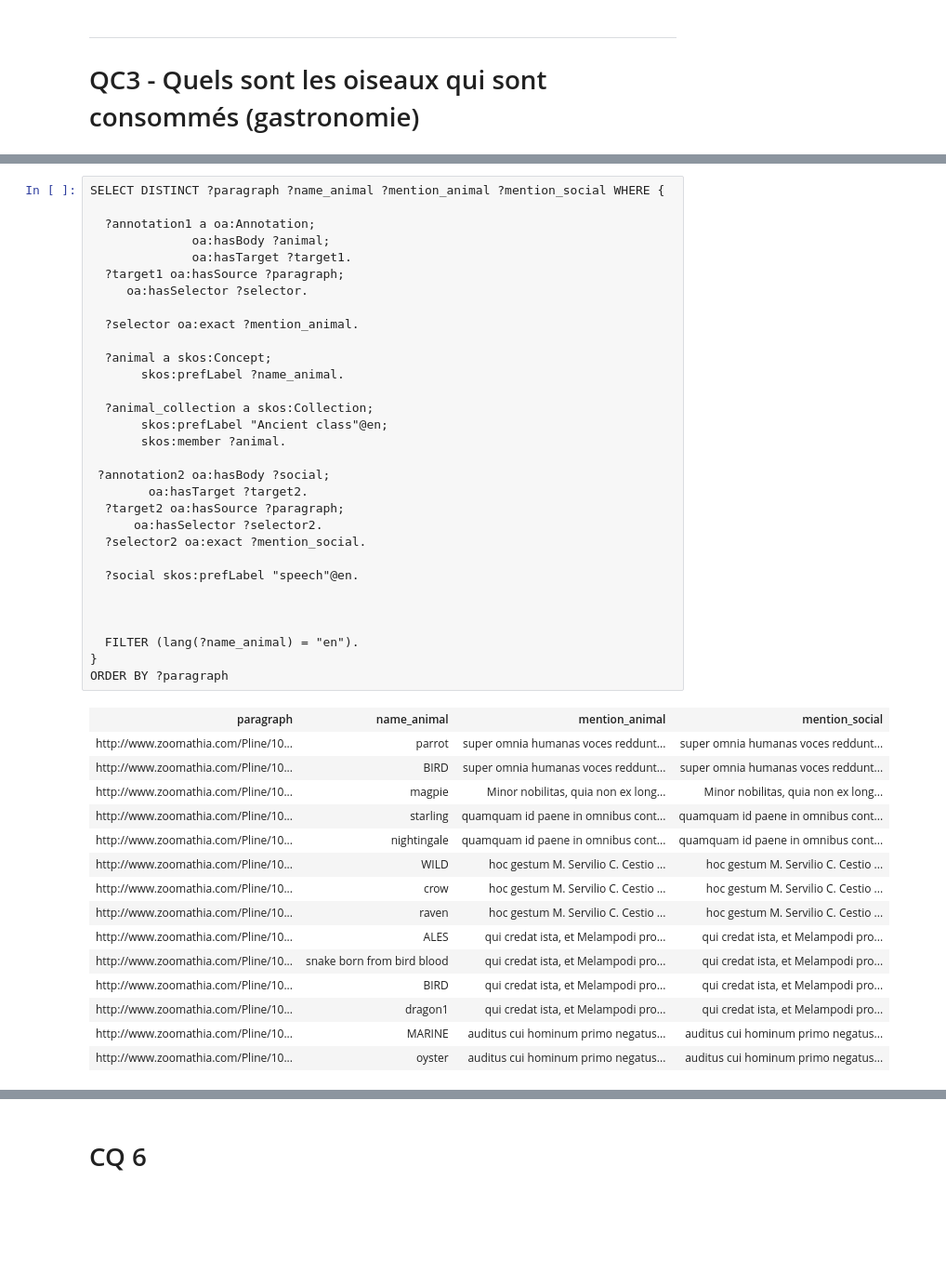
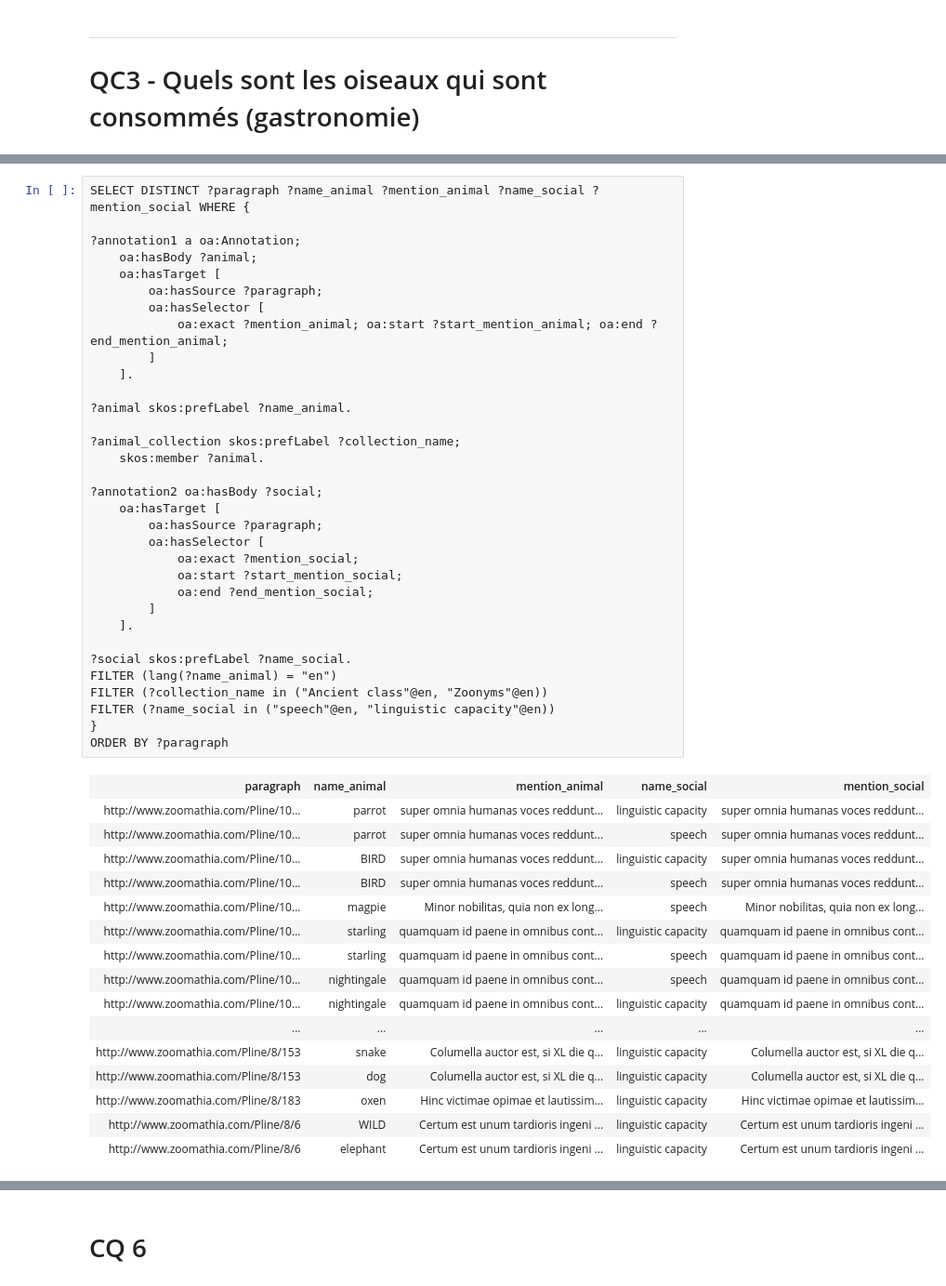
Before and after one commit to Sensaku/CEPAM-CNRS-Zoomathia, a Jupyter notebook: Projet_Zoomathia/QC/Pline-KG_Queries.ipynb, the cells around one changed output, grey strips where cells are left out. Shown at 93% size. Saved outputs shown, nothing was run; the diff lists cells and outputs as text; blank space fills up the shorter version.

```diff
--- a/Projet_Zoomathia/QC/Pline-KG_Queries.ipynb
+++ b/Projet_Zoomathia/QC/Pline-KG_Queries.ipynb
@@ -357,47 +378,50 @@ This SPARQL query allow to identify in the text the communication mode (language
 # %%
-SELECT DISTINCT ?paragraph ?name_animal ?mention_animal ?mention_social WHERE {
+SELECT DISTINCT ?paragraph ?name_animal ?mention_animal ?name_social ?mention_social WHERE {
 
-  ?annotation1 a oa:Annotation;
-              oa:hasBody ?animal;
-              oa:hasTarget ?target1.
-  ?target1 oa:hasSource ?paragraph;
-     oa:hasSelector ?selector.
+?annotation1 a oa:Annotation;
+    oa:hasBody ?animal;
+    oa:hasTarget [
+        oa:hasSource ?paragraph;
+        oa:hasSelector [
+            oa:exact ?mention_animal; oa:start ?start_mention_animal; oa:end ?end_mention_animal;
+        ]
+    ].
 
-  ?selector oa:exact ?mention_animal.
+?animal skos:prefLabel ?name_animal.
 
-  ?animal a skos:Concept;
-       skos:prefLabel ?name_animal.
+?animal_collection skos:prefLabel ?collection_name;
+    skos:member ?animal.
 
-  ?animal_collection a skos:Collection;
-       skos:prefLabel "Ancient class"@en;
-       skos:member ?animal.
+?annotation2 oa:hasBody ?social;
+    oa:hasTarget [
+        oa:hasSource ?paragraph;
+        oa:hasSelector [
+            oa:exact ?mention_social;
+            oa:start ?start_mention_social;
+            oa:end ?end_mention_social;
+        ]
+    ].
 
- ?annotation2 oa:hasBody ?social;
-        oa:hasTarget ?target2.
-  ?target2 oa:hasSource ?paragraph;
-      oa:hasSelector ?selector2.
-  ?selector2 oa:exact ?mention_social.
-
-  ?social skos:prefLabel "speech"@en.
-
-
-
-  FILTER (lang(?name_animal) = "en").
+?social skos:prefLabel ?name_social.
+FILTER (lang(?name_animal) = "en")
+FILTER (?collection_name in ("Ancient class"@en, "Zoonyms"@en))
+FILTER (?name_social in ("speech"@en, "linguistic capacity"@en))
 }
 ORDER BY ?paragraph
 # %% [output]
-| paragraph | name_animal | mention_animal | mention_social |
-| http://www.zoomathia.com/Pline/10... | parrot | super omnia humanas voces reddunt... | super omnia humanas voces reddunt... |
-| http://www.zoomathia.com/Pline/10... | BIRD | super omnia humanas voces reddunt... | super omnia humanas voces reddunt... |
-| http://www.zoomathia.com/Pline/10... | magpie | Minor nobilitas, quia non ex long... | Minor nobilitas, quia non ex long... |
-| http://www.zoomathia.com/Pline/10... | starling | quamquam id paene in omnibus cont... | quamquam id paene in omnibus cont... |
-| http://www.zoomathia.com/Pline/10... | nightingale | quamquam id paene in omnibus cont... | quamquam id paene in omnibus cont... |
-| http://www.zoomathia.com/Pline/10... | WILD | hoc gestum M. Servilio C. Cestio ... | hoc gestum M. Servilio C. Cestio ... |
-| http://www.zoomathia.com/Pline/10... | crow | hoc gestum M. Servilio C. Cestio ... | hoc gestum M. Servilio C. Cestio ... |
-| http://www.zoomathia.com/Pline/10... | raven | hoc gestum M. Servilio C. Cestio ... | hoc gestum M. Servilio C. Cestio ... |
-| http://www.zoomathia.com/Pline/10... | ALES | qui credat ista, et Melampodi pro... | qui credat ista, et Melampodi pro... |
-| http://www.zoomathia.com/Pline/10... | snake born from bird blood | qui credat ista, et Melampodi pro... | qui credat ista, et Melampodi pro... |
-| http://www.zoomathia.com/Pline/10... | BIRD | qui credat ista, et Melampodi pro... | qui credat ista, et Melampodi pro... |
-| http://www.zoomathia.com/Pline/10... | dragon1 | qui credat ista, et Melampodi pro... | qui credat ista, et Melampodi pro... |
-| http://www.zoomathia.com/Pline/10... | MARINE | auditus cui hominum primo negatus... | auditus cui hominum primo negatus... |
-| http://www.zoomathia.com/Pline/10... | oyster | auditus cui hominum primo negatus... | auditus cui hominum primo negatus... |
+| paragraph | name_animal | mention_animal | name_social | mention_social |
+| http://www.zoomathia.com/Pline/10... | parrot | super omnia humanas voces reddunt... | linguistic capacity | super omnia humanas voces reddunt... |
+| http://www.zoomathia.com/Pline/10... | parrot | super omnia humanas voces reddunt... | speech | super omnia humanas voces reddunt... |
+| http://www.zoomathia.com/Pline/10... | BIRD | super omnia humanas voces reddunt... | linguistic capacity | super omnia humanas voces reddunt... |
+| http://www.zoomathia.com/Pline/10... | BIRD | super omnia humanas voces reddunt... | speech | super omnia humanas voces reddunt... |
+| http://www.zoomathia.com/Pline/10... | magpie | Minor nobilitas, quia non ex long... | speech | Minor nobilitas, quia non ex long... |
+| http://www.zoomathia.com/Pline/10... | starling | quamquam id paene in omnibus cont... | linguistic capacity | quamquam id paene in omnibus cont... |
+| http://www.zoomathia.com/Pline/10... | starling | quamquam id paene in omnibus cont... | speech | quamquam id paene in omnibus cont... |
+| http://www.zoomathia.com/Pline/10... | nightingale | quamquam id paene in omnibus cont... | speech | quamquam id paene in omnibus cont... |
+| http://www.zoomathia.com/Pline/10... | nightingale | quamquam id paene in omnibus cont... | linguistic capacity | quamquam id paene in omnibus cont... |
+| ... | ... | ... | ... | ... |
+| http://www.zoomathia.com/Pline/8/153 | snake | Columella auctor est, si XL die q... | linguistic capacity | Columella auctor est, si XL die q... |
+| http://www.zoomathia.com/Pline/8/153 | dog | Columella auctor est, si XL die q... | linguistic capacity | Columella auctor est, si XL die q... |
+| http://www.zoomathia.com/Pline/8/183 | oxen | Hinc victimae opimae et lautissim... | linguistic capacity | Hinc victimae opimae et lautissim... |
+| http://www.zoomathia.com/Pline/8/6 | WILD | Certum est unum tardioris ingeni ... | linguistic capacity | Certum est unum tardioris ingeni ... |
+| http://www.zoomathia.com/Pline/8/6 | elephant | Certum est unum tardioris ingeni ... | linguistic capacity | Certum est unum tardioris ingeni ... |
```
Also changed, not shown: parts of 14 cells of this notebook.
